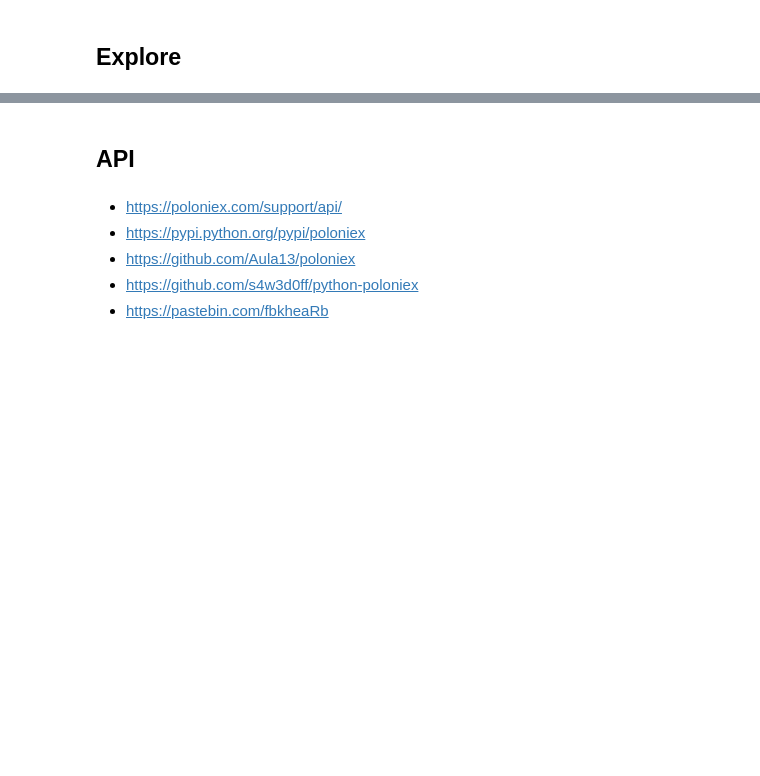
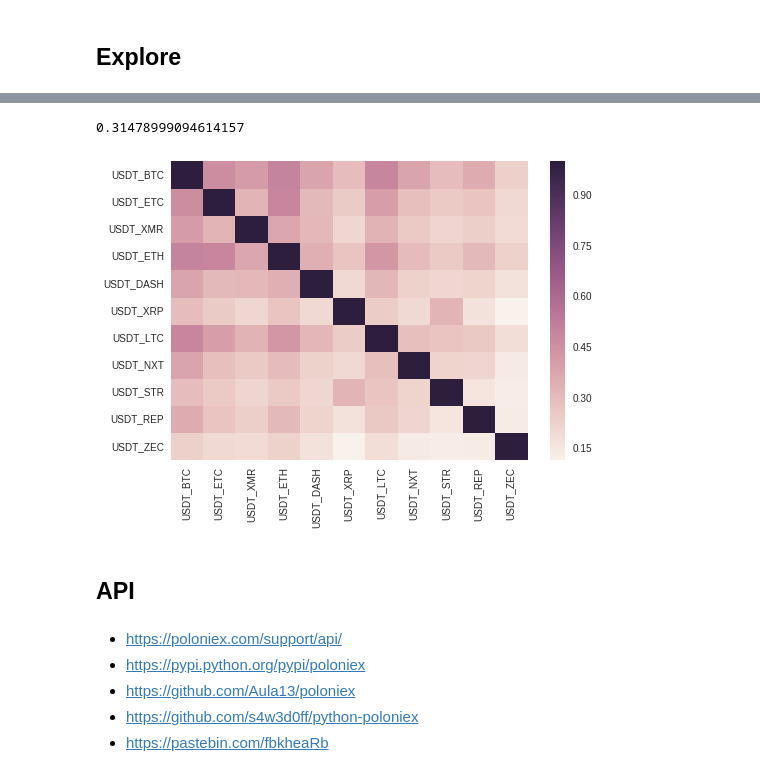
Before and after one commit to bfortuner/punisher, a Jupyter notebook: poloniex.ipynb, the cells around one changed output, grey strips where cells are left out. Drawn from its saved outputs; the diff is of its cells as text; code cells hidden in the pictures; blank space fills up the shorter version.

```diff
--- a/poloniex.ipynb
+++ b/poloniex.ipynb
@@ -89,0 +84,7 @@ download_bulk(coins, fiat, exchange, frequency)
+# %%
+tickers =  ['USDT_BTC','USDT_ETC','USDT_XMR','USDT_ETH','USDT_DASH',
+ 'USDT_XRP','USDT_LTC','USDT_NXT','USDT_STR','USDT_REP','USDT_ZEC']
+coins = [t.split('_')[-1] for t in tickers]
+fiat = 'USDT'
+frequency = 1800
+download_bulk(coins, fiat, c.POLONIEX, frequency)
@@ -134,9 +157,9 @@ check_missing_timesteps(all_coins_df, 1800)
 ## Explore
 # %%
 crypto_df = pd.DataFrame()
-for coin in coins:
+for ticker in tickers:
+    fiat,coin = ticker.split('_')
     fpath = get_price_fpath(coin, fiat, c.POLONIEX, frequency)
-    ticker = '{:s}_{:s}'.format(fiat, coin)
     crypto_df[ticker] = pd.read_csv(fpath, index_col = 'date')['close']
 crypto_df.dropna(inplace=True)
 print(crypto_df.columns)
@@ -149,8 +186,11 @@ crypto_df_norm.plot(figsize=(18,8))
 # %%
 sns.heatmap(corr,
             xticklabels=corr.columns.values,
             yticklabels=corr.columns.values)
-corr['BTC_XMR']['BTC_DASH']
+corr['USDT_XMR']['USDT_DASH']
+# %% [output]
+0.31478999094614157
+[figure, added]
 # %%
 plt.scatter(crypto_df_pct['USDT_DASH'],crypto_df_pct['USDT_XMR'])
 plt.xlabel('USDT_DASH % Return')
```
Also changed, not shown: parts of 6 cells of this notebook, 1 other file.
